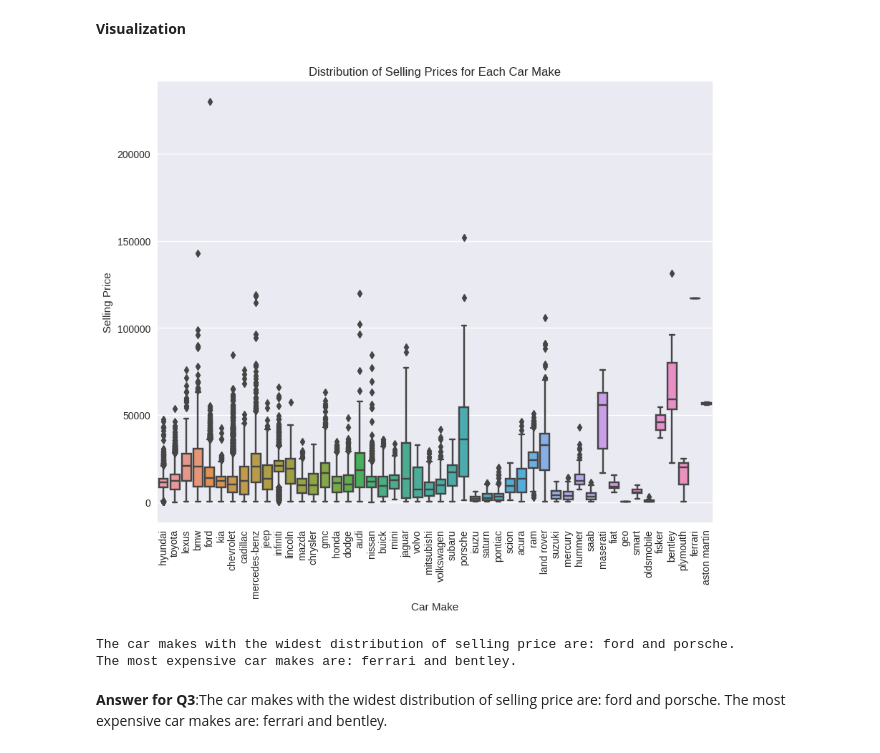
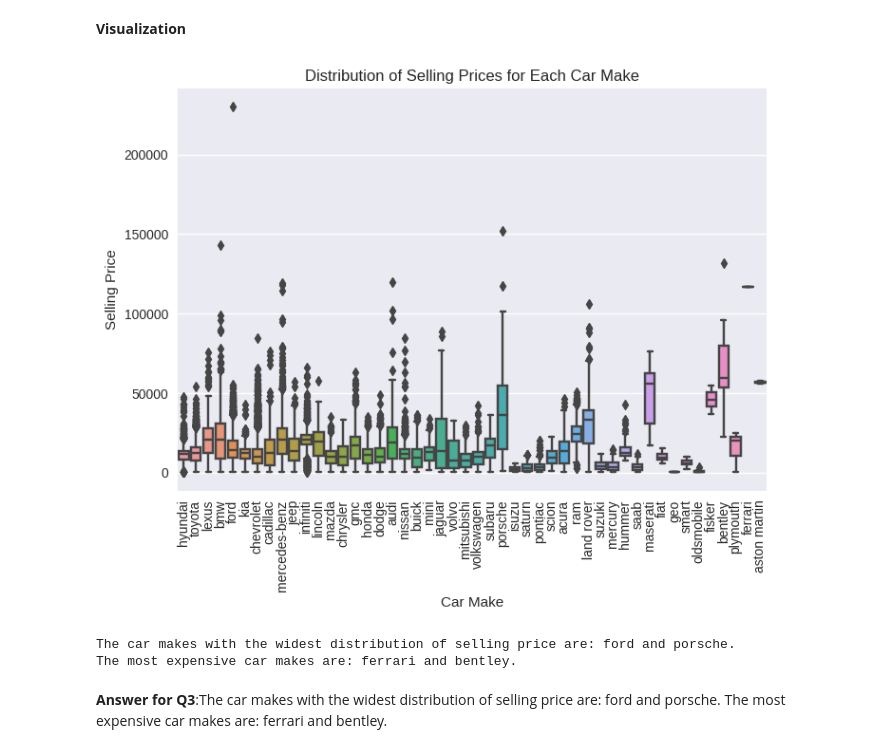
Before and after one commit to ahmedekram98/W2023, a Jupyter notebook: Regression_Mini-Project.ipynb, the cells around one changed output. Drawn from its saved outputs; the diff is of its cells as text; code cells hidden in the pictures.

```diff
--- a/Regression_Mini-Project.ipynb
+++ b/Regression_Mini-Project.ipynb
@@ -105,7 +108,7 @@ _Apply any data preprocessing and/or feature engineering below. Show/output the
 # %%
 df['sellingprice'] = df['sellingprice'].replace({'\$':''}, regex = True)
 df['mmr'] = df['mmr'].replace({'\$':''}, regex = True)
-df['odometer'] = df['odometer'].replace({'\mi':''}, regex = True)
+df['odometer'] = df['odometer'].replace({'mi':''}, regex = True)
 df['odometer']=pd.to_numeric(df['odometer'], errors='coerce')
 df['sellingprice']=pd.to_numeric(df['sellingprice'], errors='coerce')
 df['mmr']=pd.to_numeric(df['mmr'], errors='coerce')
@@ -245,27 +247,26 @@ plt.show()
 **Visualization**
 # %%
 # Create a box plot
-plt.figure(figsize=(10, 8))
 sns.boxplot(x='make', y='sellingprice', data=df)
 plt.title('Distribution of Selling Prices for Each Car Make')
 plt.xlabel('Car Make')
 plt.ylabel('Selling Price')
 plt.xticks(rotation=90)
 plt.show()
 
 # Calculate the range of selling price for each car make
 price_range = df.groupby('make')['sellingprice'].apply(lambda x: x.max() - x.min()).sort_values(ascending=False)
 
 # Print out the car makes with the widest distribution of selling price
 print("The car makes with the widest distribution of selling price are: {} and {}.".format(price_range.index[0], price_range.index[1]))
 
 # Calculate the mean selling price for each car make
 mean_price = df.groupby('make')['sellingprice'].mean().sort_values(ascending=False)
 
 # Print out the most expensive car makes
 print("The most expensive car makes are: {} and {}.".format(mean_price.index[0], mean_price.index[1]))
 # %% [output]
-[figure, old version]
+[figure, new version]
 The car makes with the widest distribution of selling price are: ford and porsche.
 The most expensive car makes are: ferrari and bentley.
 # %% [markdown]
```
Also changed, not shown: parts of 12 cells of this notebook.
